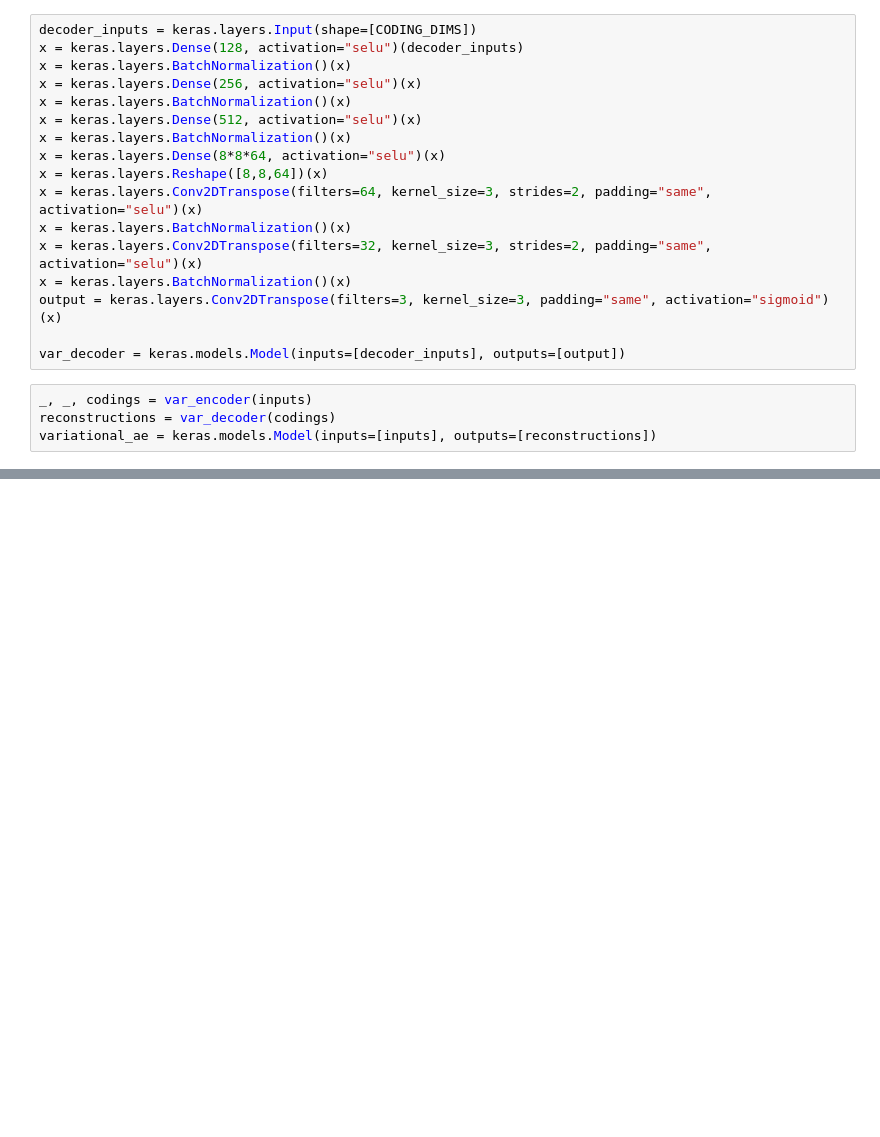
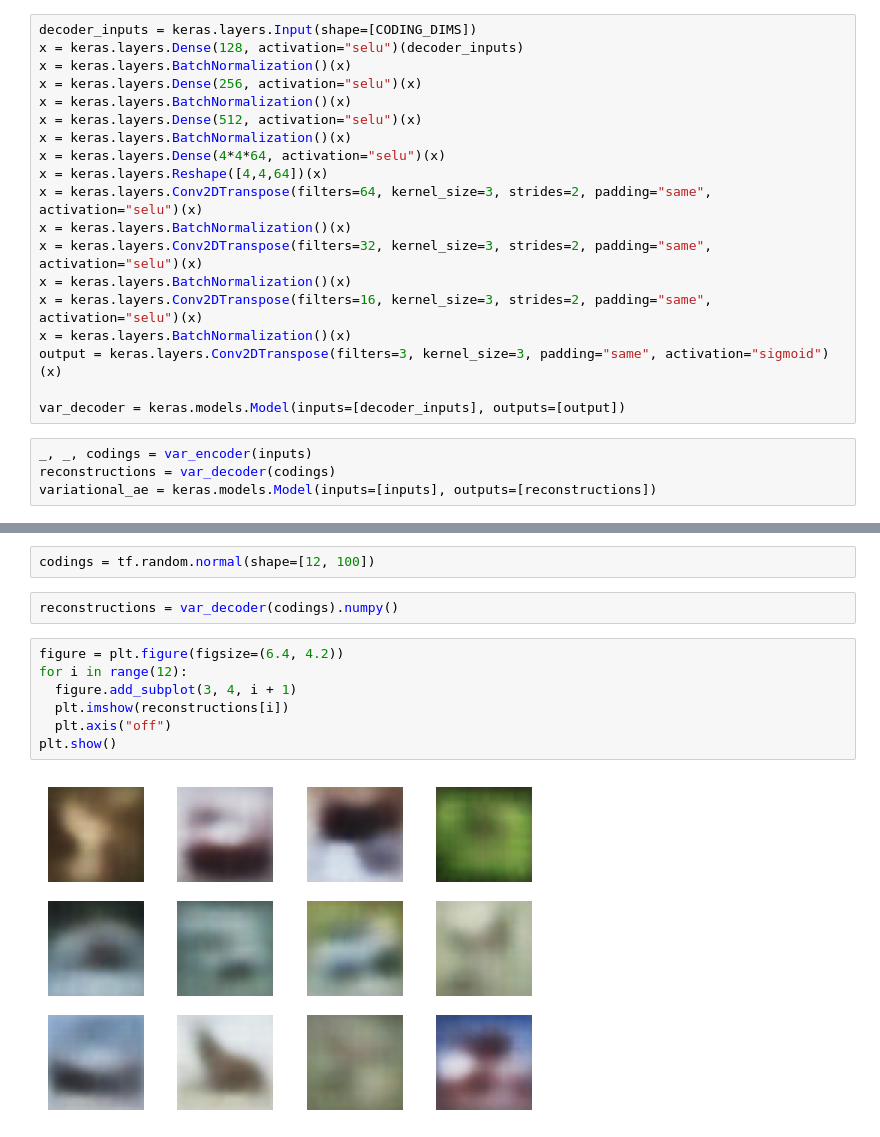
Before and after one commit to NickSlm/ml1, a Jupyter notebook: chp17_e10.ipynb, the cells around one changed output, grey strips where cells are left out. Drawn from its saved outputs; the diff is of its cells as text; blank space fills up the shorter version.

```diff
--- a/chp17_e10.ipynb
+++ b/chp17_e10.ipynb
@@ -73,12 +58,14 @@ x = keras.layers.Dense(256, activation="selu")(x)
 x = keras.layers.BatchNormalization()(x)
 x = keras.layers.Dense(512, activation="selu")(x)
 x = keras.layers.BatchNormalization()(x)
-x = keras.layers.Dense(8*8*64, activation="selu")(x)
-x = keras.layers.Reshape([8,8,64])(x)
+x = keras.layers.Dense(4*4*64, activation="selu")(x)
+x = keras.layers.Reshape([4,4,64])(x)
 x = keras.layers.Conv2DTranspose(filters=64, kernel_size=3, strides=2, padding="same", activation="selu")(x)
 x = keras.layers.BatchNormalization()(x)
 x = keras.layers.Conv2DTranspose(filters=32, kernel_size=3, strides=2, padding="same", activation="selu")(x)
 x = keras.layers.BatchNormalization()(x)
+x = keras.layers.Conv2DTranspose(filters=16, kernel_size=3, strides=2, padding="same", activation="selu")(x)
+x = keras.layers.BatchNormalization()(x)
 output = keras.layers.Conv2DTranspose(filters=3, kernel_size=3, padding="same", activation="sigmoid")(x)
 
 var_decoder = keras.models.Model(inputs=[decoder_inputs], outputs=[output])
@@ -116,0 +101,13 @@ Epoch 25/25
+# %%
+codings = tf.random.normal(shape=[12, 100])
+# %%
+reconstructions = var_decoder(codings).numpy()
+# %%
+figure = plt.figure(figsize=(6.4, 4.2))
+for i in range(12):
+  figure.add_subplot(3, 4, i + 1)
+  plt.imshow(reconstructions[i])
+  plt.axis("off")
+plt.show()
+# %% [output]
+[figure, added]
```
Also changed, not shown: parts of 7 cells of this notebook.
